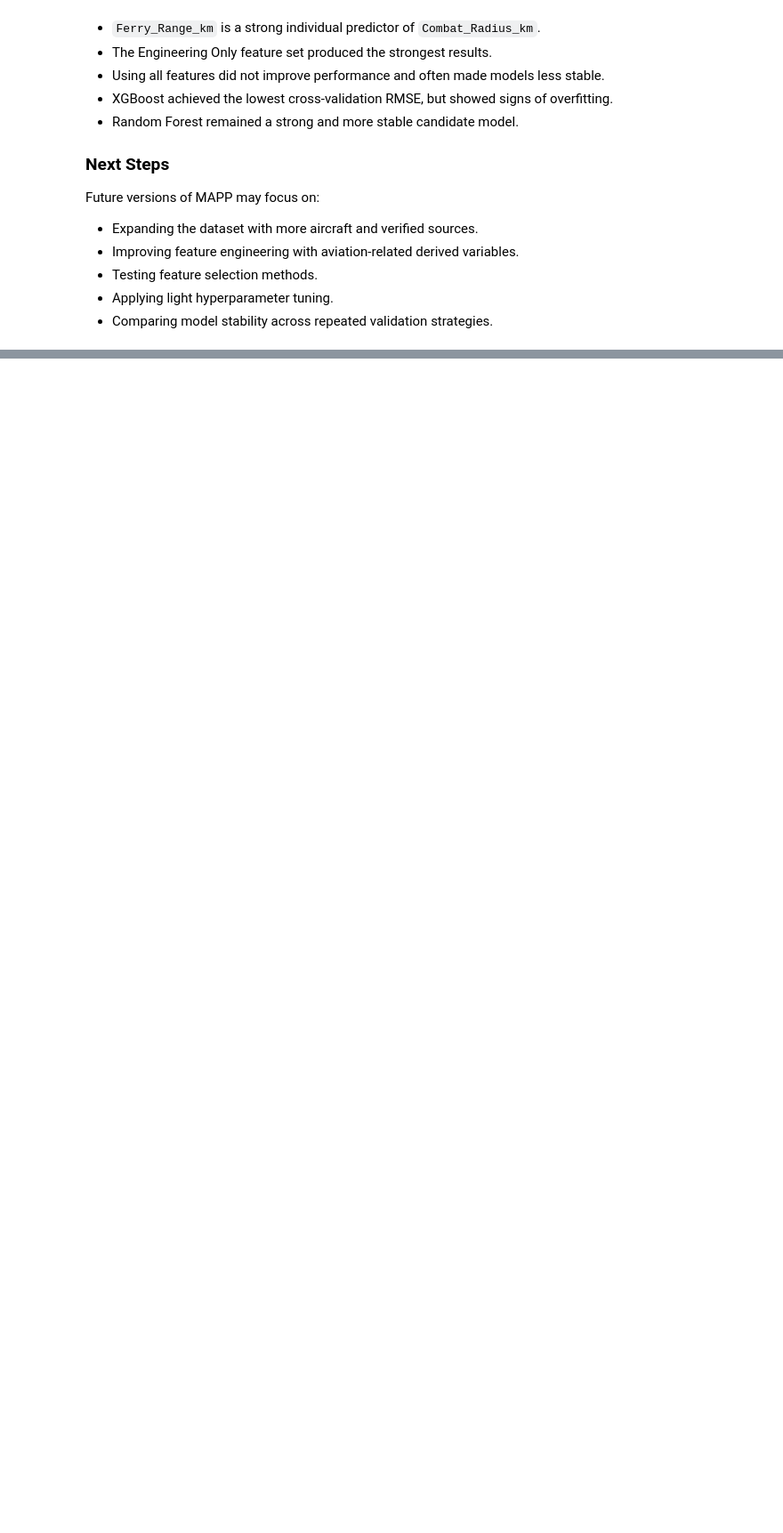
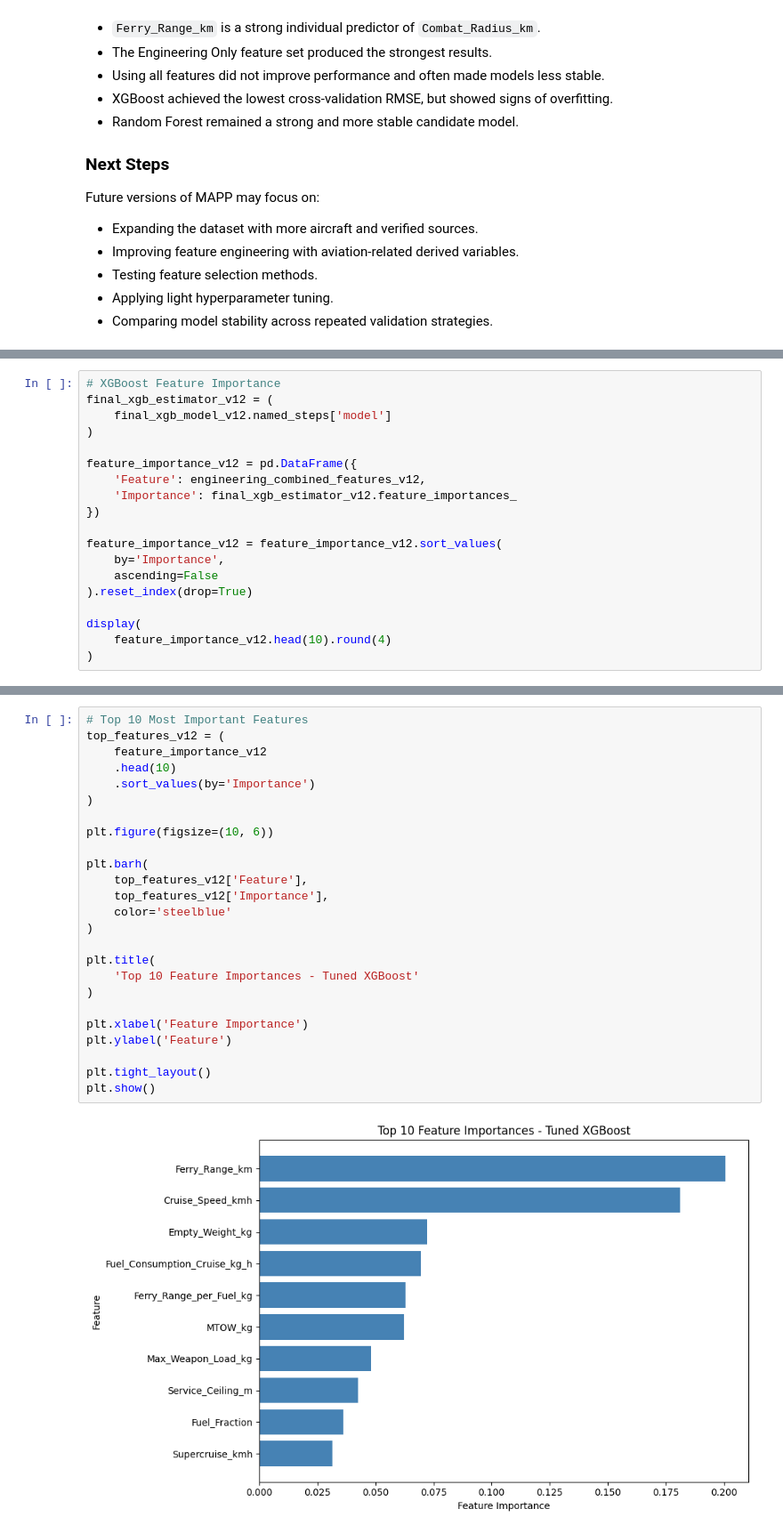
Before and after one commit to matheussari/MAPP, a Jupyter notebook: military_aircraft_performance_prediction.ipynb, the cells around one changed output, grey strips where cells are left out. Shown at 89% size. Drawn from its saved outputs; the diff is of its cells as text; blank space fills up the shorter version.

Commit message:
Add MAPP v1.2 analysis
Adds feature engineering, repeated validation, hyperparameter tuning, model interpretation, and error analysis.

```diff
--- a/military_aircraft_performance_prediction.ipynb
+++ b/military_aircraft_performance_prediction.ipynb
@@ -1414,0 +2719,19 @@ Future versions of MAPP may focus on:
+# %%
+# XGBoost Feature Importance
+final_xgb_estimator_v12 = (
+    final_xgb_model_v12.named_steps['model']
+)
+
+feature_importance_v12 = pd.DataFrame({
+    'Feature': engineering_combined_features_v12,
+    'Importance': final_xgb_estimator_v12.feature_importances_
+})
+
+feature_importance_v12 = feature_importance_v12.sort_values(
+    by='Importance',
+    ascending=False
+).reset_index(drop=True)
+
+display(
+    feature_importance_v12.head(10).round(4)
+)
@@ -1414,0 +2750,27 @@ Future versions of MAPP may focus on:
+# %%
+# Top 10 Most Important Features
+top_features_v12 = (
+    feature_importance_v12
+    .head(10)
+    .sort_values(by='Importance')
+)
+
+plt.figure(figsize=(10, 6))
+
+plt.barh(
+    top_features_v12['Feature'],
+    top_features_v12['Importance'],
+    color='steelblue'
+)
+
+plt.title(
+    'Top 10 Feature Importances - Tuned XGBoost'
+)
+
+plt.xlabel('Feature Importance')
+plt.ylabel('Feature')
+
+plt.tight_layout()
+plt.show()
+# %% [output]
+[figure, added]
```
Also changed, not shown: parts of 68 cells of this notebook.
